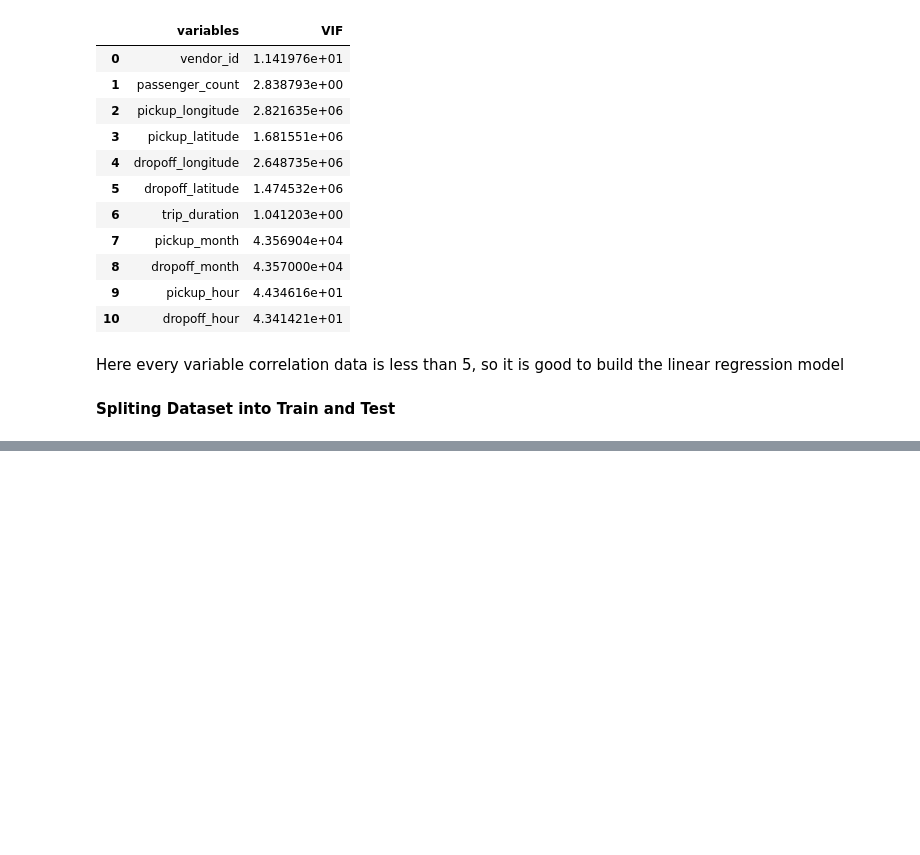
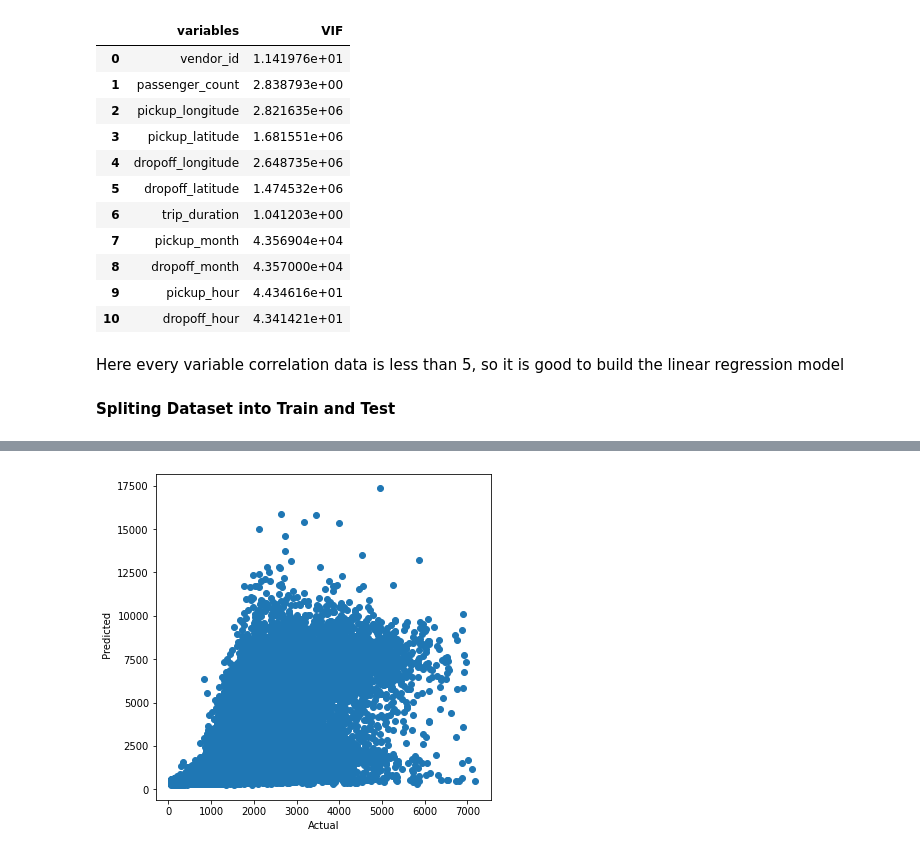
Before and after one commit to Manoj-Korukonda/NYC-taxi-trip-time-prediction, a Jupyter notebook: Manoj_nyc_taxi_trip_time_prediction_.ipynb, the cells around one changed output, grey strips where cells are left out. Cells and saved outputs as stored; diff of their text form; code cells hidden in the pictures; blank space fills up the shorter version.

```diff
--- a/Manoj_nyc_taxi_trip_time_prediction_.ipynb
+++ b/Manoj_nyc_taxi_trip_time_prediction_.ipynb
@@ -692,0 +697,4 @@ X_train,X_test,y_train,y_test = train_test_split(X,y,test_size=0.25,random_state
+# %%
+from sklearn.linear_model import LinearRegression
+lin_reg=LinearRegression()
+reg=lin_reg.fit(X_train,y_train)
@@ -692,0 +716,2 @@ X_train,X_test,y_train,y_test = train_test_split(X,y,test_size=0.25,random_state
+# %%
+y_pred=reg.predict(X_test)
@@ -692,0 +768,12 @@ X_train,X_test,y_train,y_test = train_test_split(X,y,test_size=0.25,random_state
+# %%
+import matplotlib.pyplot as plt
+plt.rcParams['agg.path.chunksize'] = 10000
+# %%
+plt.figure(figsize=(6,6))
+plt.scatter(10**(np.array(list(y_test))),(10**(np.array(y_pred))))
+# plt.plot((y_pred))
+plt.xlabel('Actual')
+plt.ylabel(' Predicted')
+plt.show()
+# %% [output]
+[figure, added]
```
Also changed, not shown: parts of 53 cells of this notebook.
